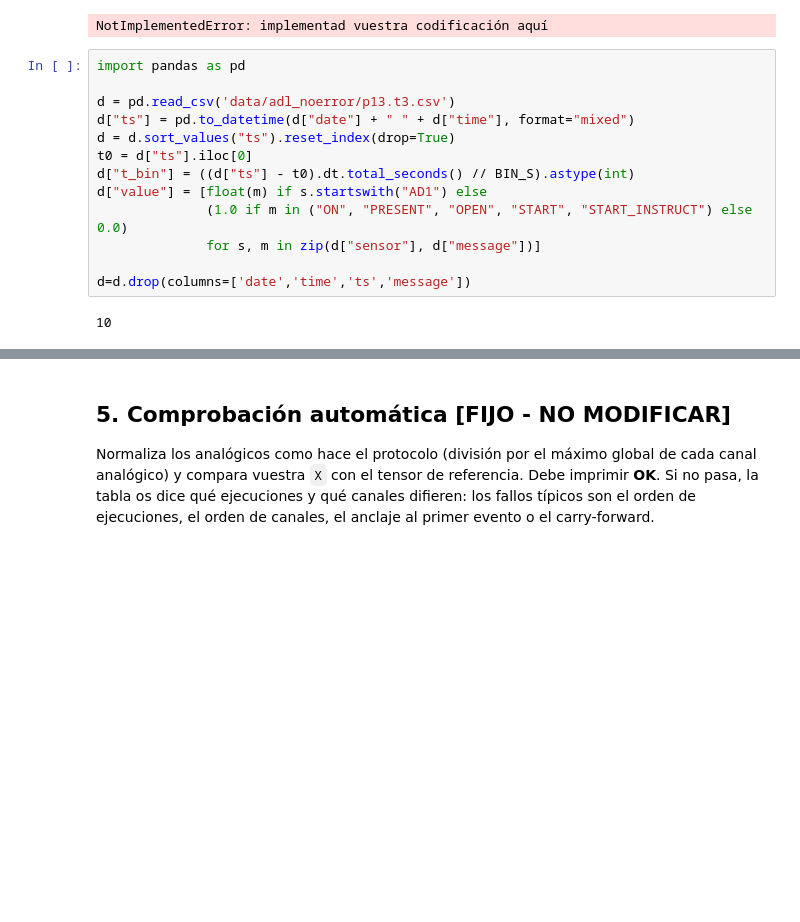
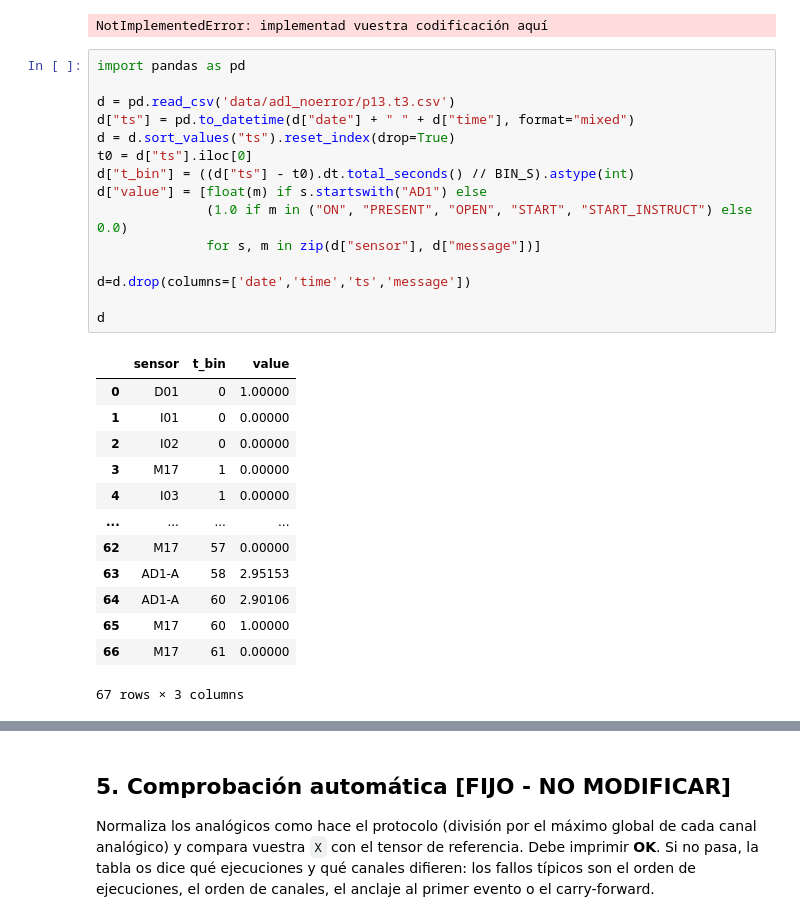
Before and after one commit to ppf30/Deteccion-de-anomalias-a-partir-de-sensores-CASAS-scripted-ADL-, a Jupyter notebook: Practica_Deteccion_Anomalias_CASAS.ipynb, the cells around one changed output, grey strips where cells are left out. Saved outputs shown, nothing was run; the diff lists cells and outputs as text; blank space fills up the shorter version.

```diff
--- a/Practica_Deteccion_Anomalias_CASAS.ipynb
+++ b/Practica_Deteccion_Anomalias_CASAS.ipynb
@@ -237,18 +237,32 @@ NotImplementedError: implementad vuestra codificación aquí
 # %%
 import pandas as pd
 
 d = pd.read_csv('data/adl_noerror/p13.t3.csv')
 d["ts"] = pd.to_datetime(d["date"] + " " + d["time"], format="mixed")
 d = d.sort_values("ts").reset_index(drop=True)
 t0 = d["ts"].iloc[0]
 d["t_bin"] = ((d["ts"] - t0).dt.total_seconds() // BIN_S).astype(int)
 d["value"] = [float(m) if s.startswith("AD1") else
               (1.0 if m in ("ON", "PRESENT", "OPEN", "START", "START_INSTRUCT") else 0.0)
               for s, m in zip(d["sensor"], d["message"])]
 
 d=d.drop(columns=['date','time','ts','message'])
+
+d
 # %% [output]
+|  | sensor | t_bin | value |
+| 0 | D01 | 0 | 1.00000 |
+| 1 | I01 | 0 | 0.00000 |
+| 2 | I02 | 0 | 0.00000 |
+| 3 | M17 | 1 | 0.00000 |
+| 4 | I03 | 1 | 0.00000 |
+| ... | ... | ... | ... |
+| 62 | M17 | 57 | 0.00000 |
+| 63 | AD1-A | 58 | 2.95153 |
+| 64 | AD1-A | 60 | 2.90106 |
+| 65 | M17 | 60 | 1.00000 |
+| 66 | M17 | 61 | 0.00000 |
-10
+67 rows × 3 columns
 # %%
 df_pivoted = d.pivot_table(
     index='t_bin',
```
Also changed, not shown: parts of 1 cell of this notebook.
